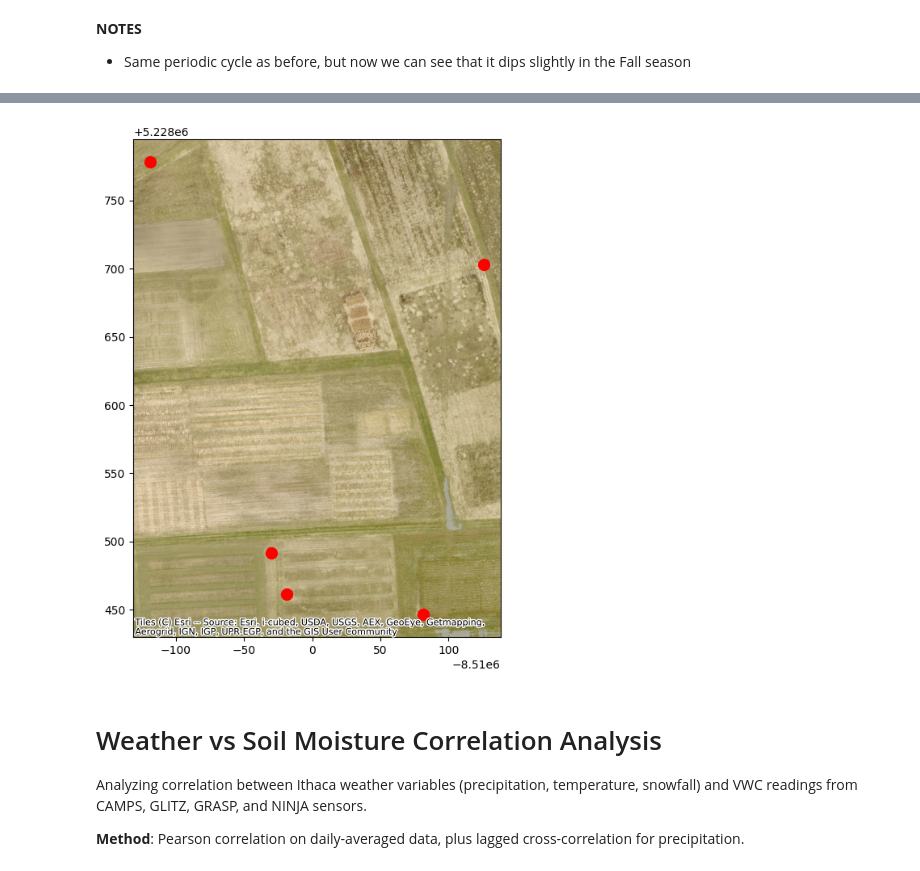
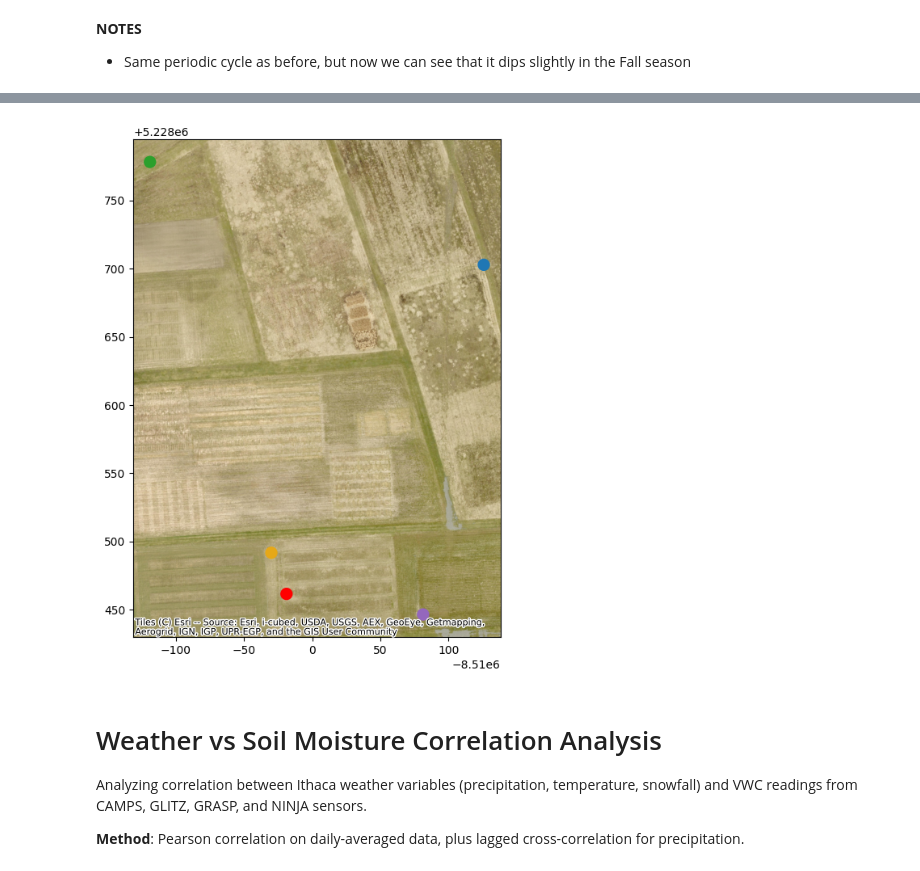
Before and after one commit to cta48/GeoData-Soil-Moisture-Sensors, a Jupyter notebook: GeoData_Soil_Moisture_Sensors.ipynb, the cells around one changed output, grey strips where cells are left out. Cells and saved outputs as stored; diff of their text form; code cells hidden in the pictures.

```diff
--- a/GeoData_Soil_Moisture_Sensors.ipynb
+++ b/GeoData_Soil_Moisture_Sensors.ipynb
@@ -128,25 +128,42 @@ hello!
 - Same periodic cycle as before, but now we can see that it dips slightly in the Fall season
 # %%
 !pip install contextily
+import pandas as pd
 import geopandas as gpd
 import contextily as ctx
+import matplotlib.pyplot as plt
 
 coordinates = pd.DataFrame(
     {
-        "Sensor Name": ["Cense",  "Ninja",   "Camps",   "Grasp",   "Glitz"],
-        "Latitude":    [42.4489,  42.4488,   42.4505,   42.4510,   42.4491],
-        "Longitude":   [-76.4468, -76.4459,  -76.4455,  -76.4477,  -76.4469],
+        "Sensor Name": ["Cense", "Ninja", "Camps", "Grasp", "Glitz"],
+        "Latitude":    [42.4489, 42.4488, 42.4505, 42.4510, 42.4491],
+        "Longitude":   [-76.4468, -76.4459, -76.4455, -76.4477, -76.4469],
     }
 )
+
+# make a color map for each sensor
+color_map = {
+    "Camps": "#1f77b4",
+    "Glitz": "#e6a817",
+    "Grasp": "#2ca02c",
+    "Ninja": "#9467bd",
+    "Cense": "red"   # keeping Cense red
+}
+
+coordinates["Color"] = coordinates["Sensor Name"].map(color_map)
+
 gdf = gpd.GeoDataFrame(
     coordinates,
-    geometry=gpd.points_from_xy(coordinates.Longitude, coordinates.Latitude),
-     crs="EPSG:4326"
-).to_crs(epsg=3857)# tells it the scale of coordinates
-gdf.head()
+    geometry=gpd.points_from_xy(coordinates["Longitude"], coordinates["Latitude"]),
+    crs="EPSG:4326"
+).to_crs(epsg=3857)
 
-gdp_plot = gdf.plot(color="red", markersize=100, figsize=(8, 8))
+fig, ax = plt.subplots(figsize=(8, 8))
 
-ctx.add_basemap(gdp_plot, zoom=20,source=ctx.providers.Esri.WorldImagery)
+# plot each point with its assigned color
+gdf.plot(ax=ax, color=gdf["Color"], markersize=100)
+
+ctx.add_basemap(ax, zoom=20, source=ctx.providers.Esri.WorldImagery)
+
 plt.show()
 # %% [output]
@@ -170,4 +187,4 @@ Successfully installed contextily-1.7.0 mercantile-1.2.1
-[figure, old version]
+[figure, new version]
 # %% [markdown]
 # Weather vs Soil Moisture Correlation Analysis
 
```
Also changed, not shown: parts of 2 cells of this notebook.
